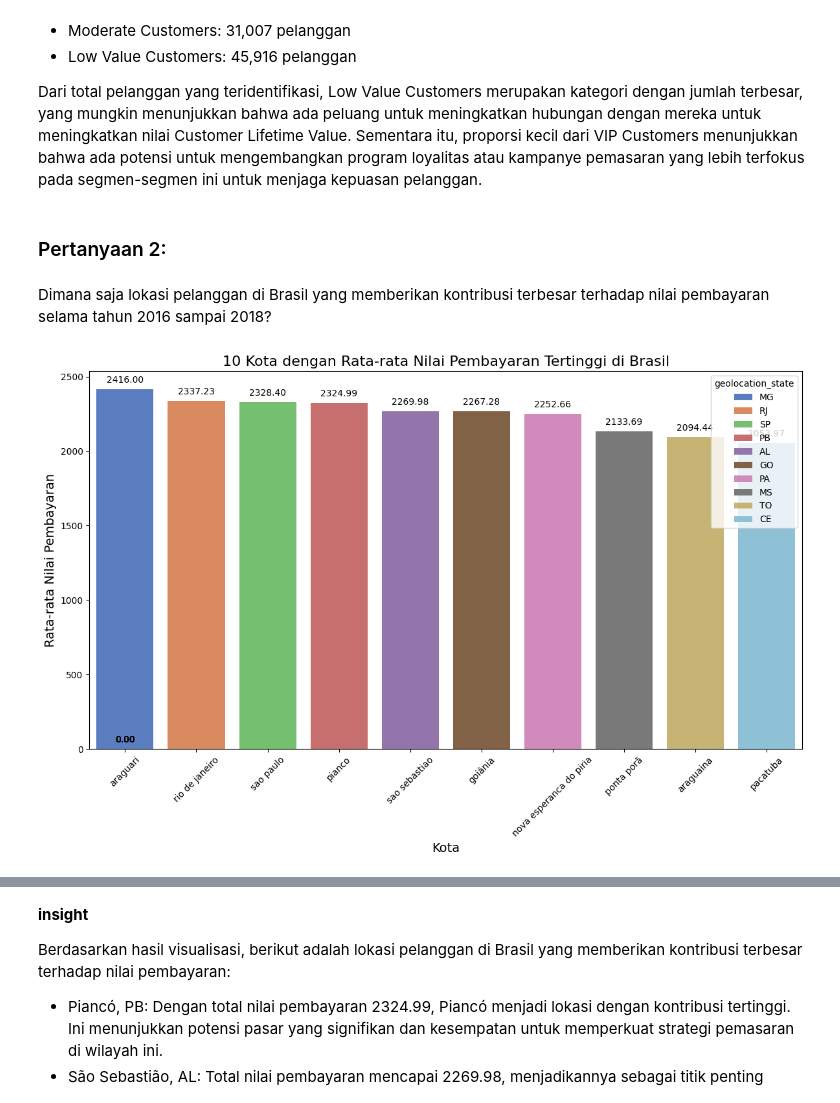
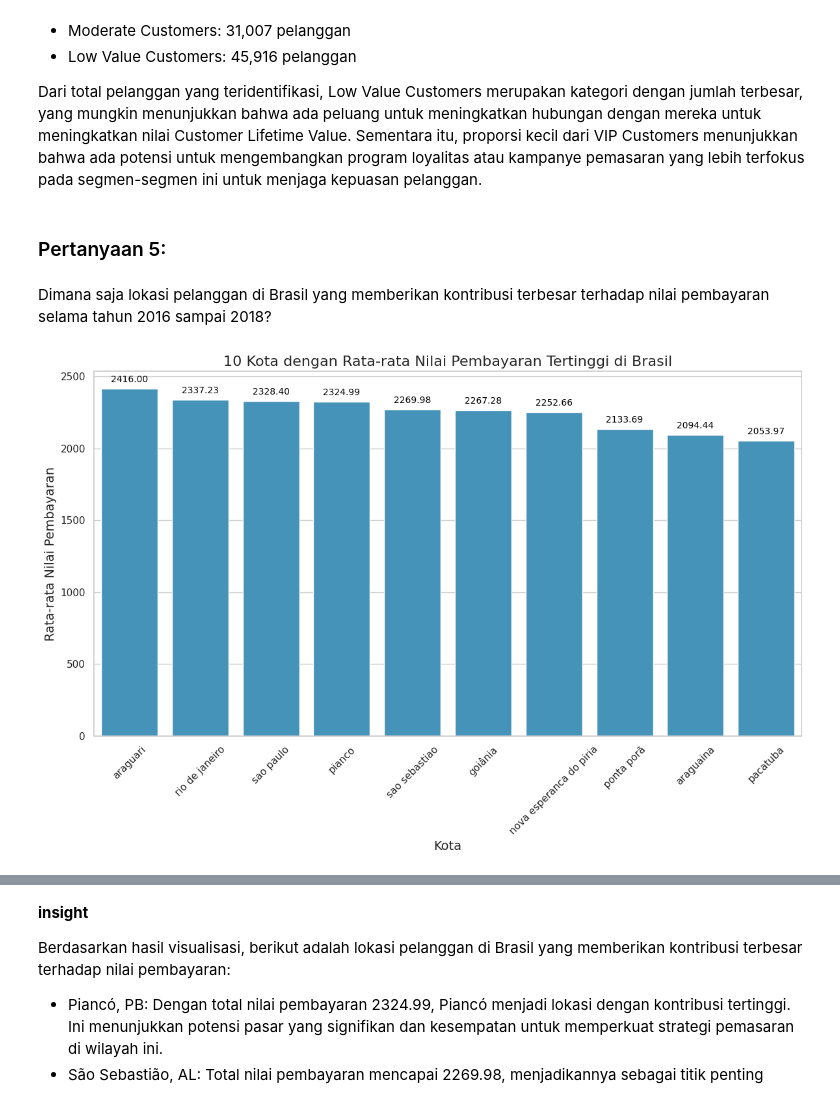
Before and after one commit to DraganAbrisamWidijanto/Proyek-analisis-data, a Jupyter notebook: EDA_Explore.ipynb, the cells around one changed output, grey strips where cells are left out. Drawn from its saved outputs; the diff is of its cells as text; code cells hidden in the pictures.

```diff
--- a/EDA_Explore.ipynb
+++ b/EDA_Explore.ipynb
@@ -234,0 +287,12 @@ max                 NaN               NaN
+# %%
+# Convert order_purchase_timestamp to datetime
+olist_orders_dataset['order_purchase_timestamp'] = pd.to_datetime(olist_orders_dataset['order_purchase_timestamp'])
+
+# Extract year and month for analysis
+olist_orders_dataset['year_month'] = olist_orders_dataset['order_purchase_timestamp'].dt.to_period('M')
+
+# Count orders per month
+monthly_order_counts = olist_orders_dataset['year_month'].value_counts().sort_index()
+
+print("\nMonthly Order Counts:")
+print(monthly_order_counts)
@@ -442,11 +648,12 @@ category_counts.columns = ['Customer_Category', 'Count']
 # Mengatur ukuran gambar
 plt.figure(figsize=(10, 6))
 
-# Membuat bar plot dengan palet warna yang ramah aksesibilitas
+# Membuat bar plot dengan warna yang sama tetapi berbeda opasitas
+single_color = (0.2, 0.6, 0.8)  # Contoh warna dalam format RGB (biru muda)
 bar_plot = sns.barplot(data=category_counts,
                        x='Customer_Category',
                        y='Count',
-                       palette='muted')  # Menggunakan palet 'muted' yang lebih ramah aksesibilitas
+                       color=single_color)  # Menggunakan warna yang sama
 
 # Menambahkan judul dan label
 plt.title('Distribusi Pelanggan Berdasarkan Kategori RFM', fontsize=16)
@@ -486,43 +690,49 @@ Berdasarkan analisis RFM selama tahun 2016 sampai 2018, kami menemukan bahwa jum
 
 Dari total pelanggan yang teridentifikasi, Low Value Customers merupakan kategori dengan jumlah terbesar, yang mungkin menunjukkan bahwa ada peluang untuk meningkatkan hubungan dengan mereka untuk meningkatkan nilai Customer Lifetime Value. Sementara itu, proporsi kecil dari VIP Customers menunjukkan bahwa ada potensi untuk mengembangkan program loyalitas atau kampanye pemasaran yang lebih terfokus pada segmen-segmen ini untuk menjaga kepuasan pelanggan.
 # %% [markdown]
-### Pertanyaan 2:
+### Pertanyaan 5:
 # %% [markdown]
 Dimana saja lokasi pelanggan di Brasil yang memberikan kontribusi terbesar terhadap nilai pembayaran selama tahun 2016 sampai 2018?
 # %%
+import matplotlib.pyplot as plt
+import seaborn as sns
+
 # Mengatur ukuran gambar
 plt.figure(figsize=(12, 8))
 
 # Mengambil 10 kota teratas
 top_10_cities = sorted_heatmap_data_clean.sort_values(by='payment_value', ascending=False).head(10)
 
-# Membuat bar plot dengan palet warna yang ramah aksesibilitas
+# Membuat bar plot dengan warna yang sama tetapi berbeda opasitas
+# Define a single color
+single_color = (0.2, 0.6, 0.8)  # Example RGB color (light blue)
+
+# Create bar plot using a single color
 bar_plot = sns.barplot(data=top_10_cities,
                        x='geolocation_city',
                        y='payment_value',
-                       hue='geolocation_state',
-                       palette='muted')  # Menggunakan palet 'muted'
+                       color=single_color)  # Set a single color
 
 # Menambahkan judul dan label
 plt.title('10 Kota dengan Rata-rata Nilai Pembayaran Tertinggi di Brasil', fontsize=16)
 plt.xlabel('Kota', fontsize=14)
 plt.ylabel('Rata-rata Nilai Pembayaran', fontsize=14)
 
 # Menampilkan nilai di atas setiap bar
 for p in bar_plot.patches:
     bar_plot.annotate(f'{p.get_height():.2f}',
                       (p.get_x() + p.get_width() / 2., p.get_height()),
                       ha='center', va='bottom',
                       fontsize=10, color='black',
                       xytext=(0, 5),  # Offset untuk menjauhkan label dari bar
                       textcoords='offset points')
 
 # Memputar label x untuk keterbacaan
 plt.xticks(rotation=45)
 plt.tight_layout()
 plt.show()
 # %% [output]
-[figure, old version]
+[figure, new version]
 # %%
 # Create the map
 map_center = [-15.7801, -47.9292]
```
Also changed, not shown: parts of 39 cells of this notebook, 4 other files.
